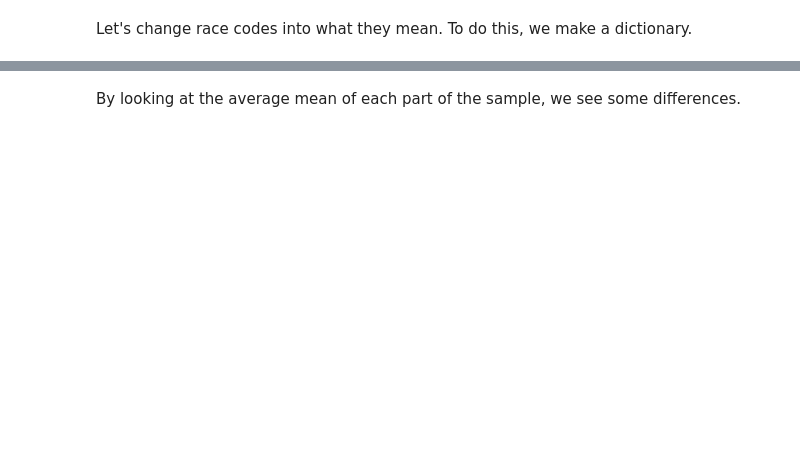
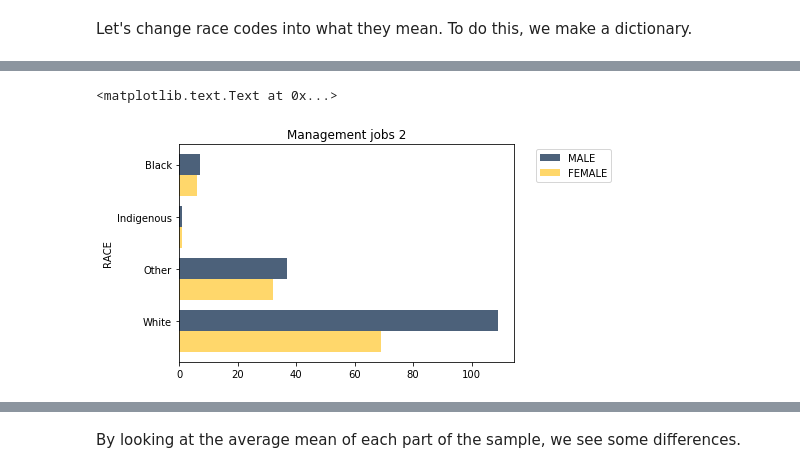
Before and after one commit to ds-modules/GWS-131, a Jupyter notebook: bay_area-SJ-OOPS.ipynb, the cells around one changed output, grey strips where cells are left out. Saved outputs shown, nothing was run; the diff lists cells and outputs as text; code cells hidden in the pictures; blank space fills up the shorter version.

```diff
--- a/bay_area-SJ-OOPS.ipynb
+++ b/bay_area-SJ-OOPS.ipynb
@@ -109,7 +215,11 @@ stem_jobs.barh('RACE')
 # %%
 custodial_jobs = with_race.where("SECTOR", are.equal_to("MANAGEMENT")).drop("INCTOT", "SECTOR", "METAREA", "SERIAL","YEAR","OCC2010")
 custodial_jobs = custodial_jobs.pivot("SEX", "RACE").relabel("1", "MALE"). relabel("2", "FEMALE")
 custodial_jobs.barh('RACE')
+plots.title('Management jobs 2')
+# %% [output]
+<matplotlib.text.Text at 0x...>
+[figure, added]
 # %%
 service_jobs = with_race.where("SECTOR", are.equal_to("SERVICE")).drop("INCTOT", "SECTOR", "METAREA", "SERIAL","YEAR","OCC2010")
 service_jobs = service_jobs.pivot("SEX", "RACE").relabel("1", "MALE"). relabel("2", "FEMALE")
```
Also changed, not shown: parts of 23 cells of this notebook.
